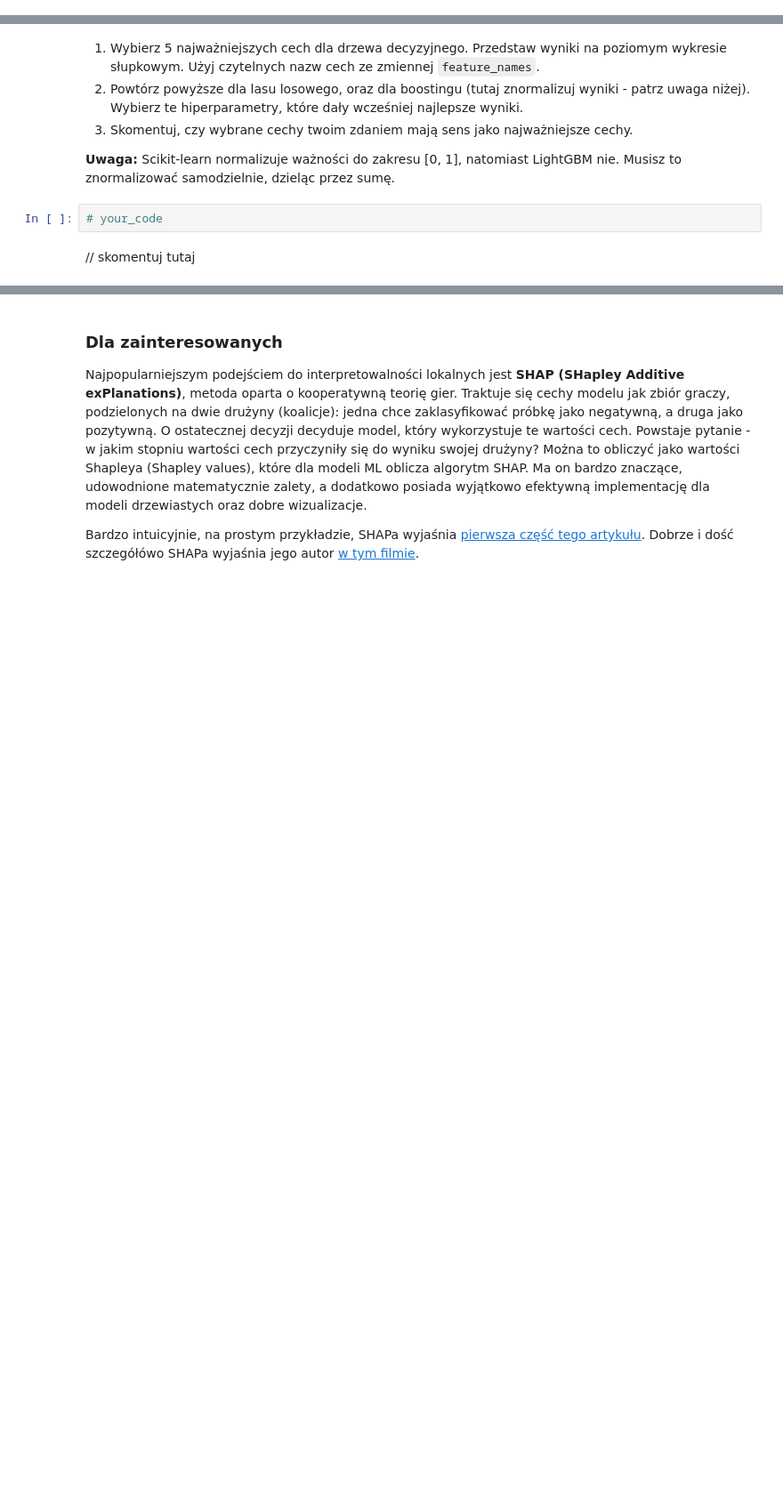
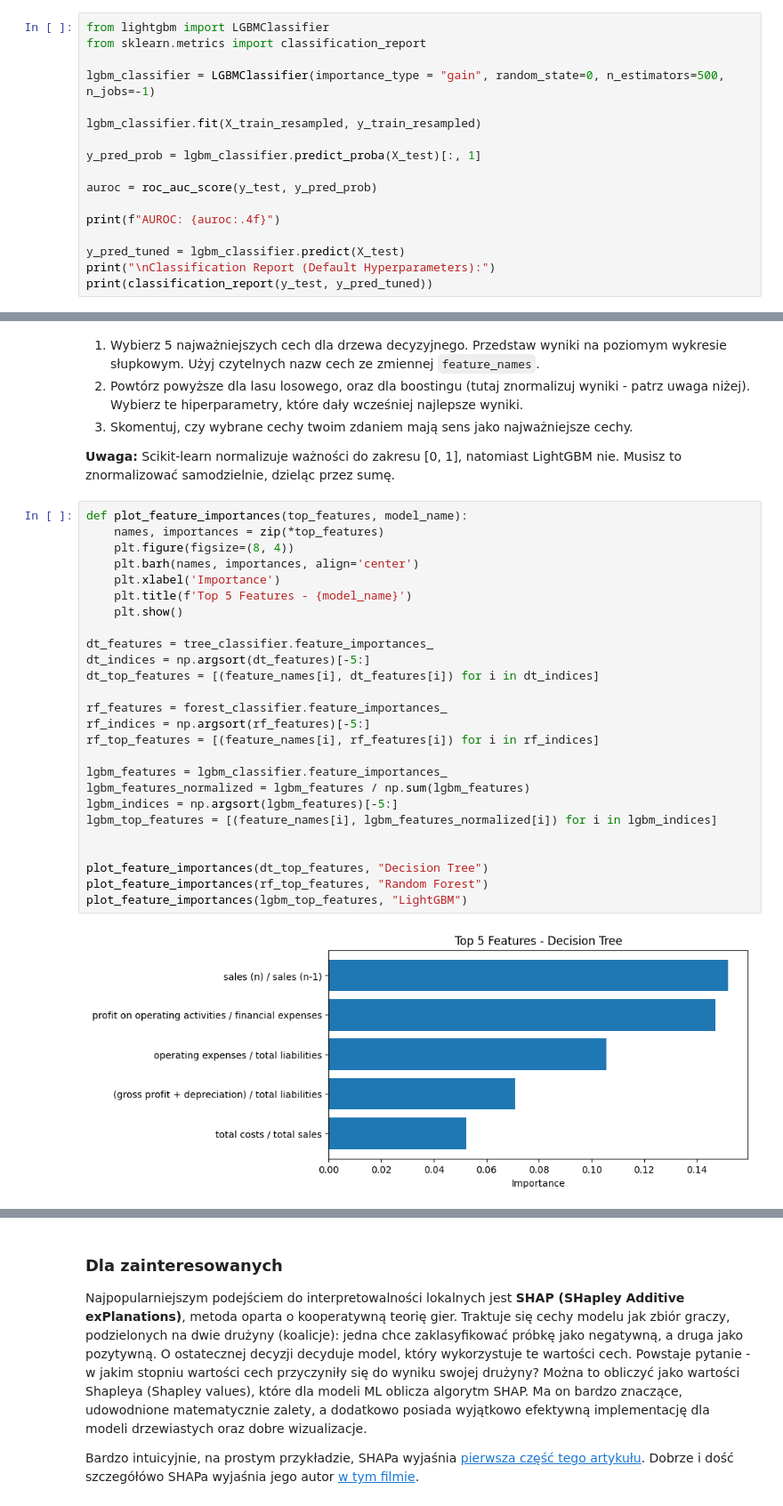
Before and after one commit to maciejmakowski2003/Artificial-Intelligence-Basics, a Jupyter notebook: lab2/lab_2.ipynb, the cells around one changed output, grey strips where cells are left out. Shown: that part at 89% size. Drawn from its saved outputs; the diff is of its cells as text; blank space fills up the shorter version.

```diff
--- a/lab2/lab_2.ipynb
+++ b/lab2/lab_2.ipynb
@@ -434,0 +465,17 @@ Pamiętaj o `random_state`, `n_jobs` i prawdopodobieństwach dla AUROC.
+# %%
+from lightgbm import LGBMClassifier
+from sklearn.metrics import classification_report
+
+lgbm_classifier = LGBMClassifier(importance_type = "gain", random_state=0, n_estimators=500, n_jobs=-1)
+
+lgbm_classifier.fit(X_train_resampled, y_train_resampled)
+
+y_pred_prob = lgbm_classifier.predict_proba(X_test)[:, 1]
+
+auroc = roc_auc_score(y_test, y_pred_prob)
+
+print(f"AUROC: {auroc:.4f}")
+
+y_pred_tuned = lgbm_classifier.predict(X_test)
+print("\nClassification Report (Default Hyperparameters):")
+print(classification_report(y_test, y_pred_tuned))
@@ -516,7 +622,31 @@ Ze względu na powyższe, ważności cech normalizuje się często do zakresu [0
 3. Skomentuj, czy wybrane cechy twoim zdaniem mają sens jako najważniejsze cechy.
 
 **Uwaga:** Scikit-learn normalizuje ważności do zakresu [0, 1], natomiast LightGBM nie. Musisz to znormalizować samodzielnie, dzieląc przez sumę.
-# %%
-# your_code
-# %% [markdown]
-// skomentuj tutaj
+# %%
+def plot_feature_importances(top_features, model_name):
+    names, importances = zip(*top_features)
+    plt.figure(figsize=(8, 4))
+    plt.barh(names, importances, align='center')
+    plt.xlabel('Importance')
+    plt.title(f'Top 5 Features - {model_name}')
+    plt.show()
+
+dt_features = tree_classifier.feature_importances_
+dt_indices = np.argsort(dt_features)[-5:]
+dt_top_features = [(feature_names[i], dt_features[i]) for i in dt_indices]
+
+rf_features = forest_classifier.feature_importances_
+rf_indices = np.argsort(rf_features)[-5:]
+rf_top_features = [(feature_names[i], rf_features[i]) for i in rf_indices]
+
+lgbm_features = lgbm_classifier.feature_importances_
+lgbm_features_normalized = lgbm_features / np.sum(lgbm_features)
+lgbm_indices = np.argsort(lgbm_features)[-5:]
+lgbm_top_features = [(feature_names[i], lgbm_features_normalized[i]) for i in lgbm_indices]
+
+
+plot_feature_importances(dt_top_features, "Decision Tree")
+plot_feature_importances(rf_top_features, "Random Forest")
+plot_feature_importances(lgbm_top_features, "LightGBM")
+# %% [output]
+[figure, added]
```
Also changed, not shown: parts of 18 cells of this notebook, 3 other files.
